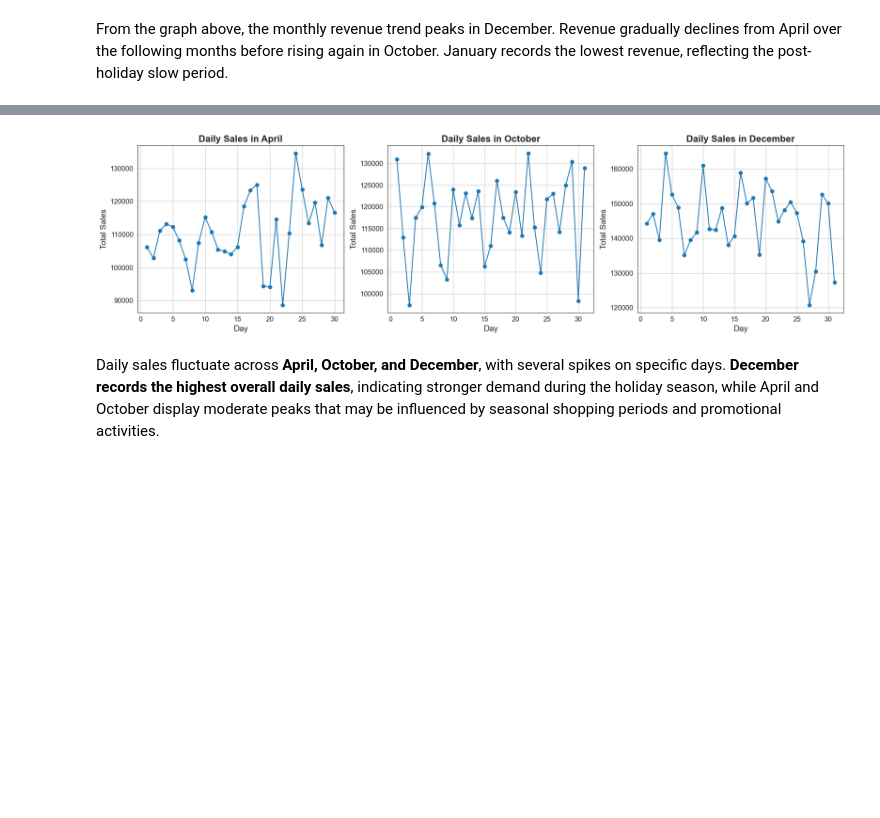
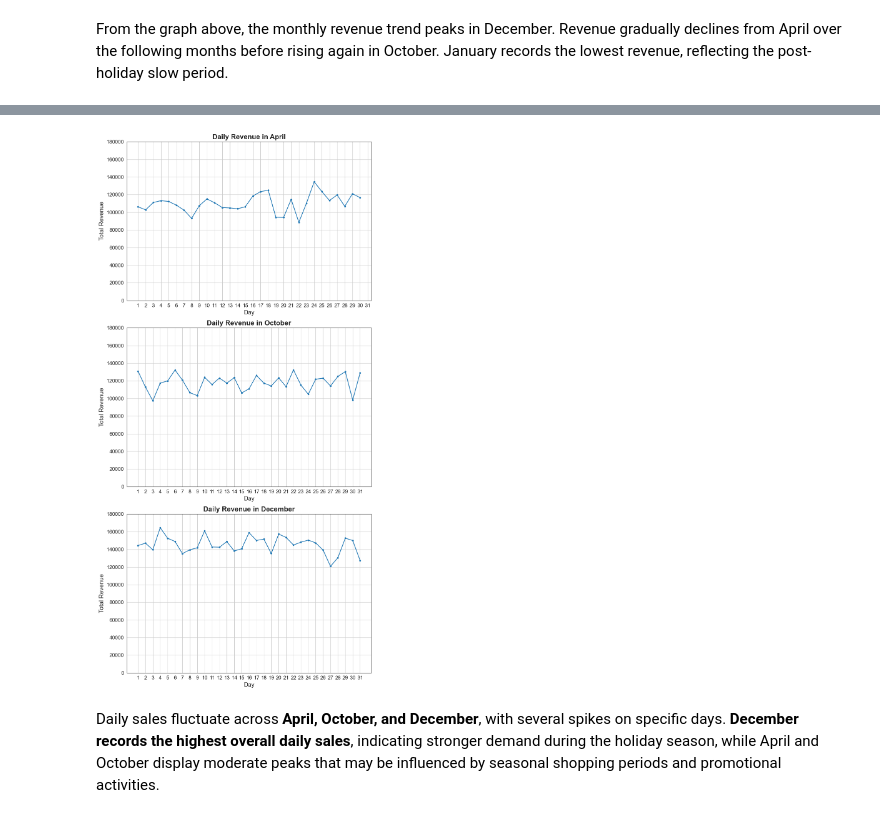
Before and after one commit to aliciawijaya98/sales_eda, a Jupyter notebook: Data Analysis.ipynb, the cells around one changed output, grey strips where cells are left out. Saved outputs shown, nothing was run; the diff lists cells and outputs as text; code cells hidden in the pictures; blank space fills up the shorter version.

```diff
--- a/Data Analysis.ipynb
+++ b/Data Analysis.ipynb
@@ -65,7 +65,7 @@ To answer this question, we need to calculate the total revenue first.
 # %%
 df['revenue'] = df['quantity_ordered'] * df['price_each']
 
-df = df[['order_id', 'product', 'quantity_ordered', 'price_each', 'revenue', 'order_date', 'order_month', 'order_quarter', 'order_time', 'street', 'city', 'state', 'zip','sales']]
+df = df[['order_id', 'product', 'quantity_ordered', 'price_each', 'revenue', 'order_date', 'order_month', 'order_quarter', 'order_time', 'street', 'city', 'state', 'zip']]
 
 df
 # %% [output]
@@ -182,37 +190,41 @@ Sales increase around major seasonal events such as **Easter**, **Halloween**, a
 # %%
 # Pastikan kolom tanggal dalam format datetime
 df['order_date'] = pd.to_datetime(df['order_date'])
 
 # Membuat kolom month dan day
 df['month'] = df['order_date'].dt.month
 df['day'] = df['order_date'].dt.day
 
 # Filter data hanya untuk April, October, December
 top_months_df = df[df['month'].isin([4,10,12])]
 
 # Hitung total sales per hari
-daily_sales = top_months_df.groupby(['month','day'])['sales'].sum().reset_index()
+daily_sales = top_months_df.groupby(['month','day'])['revenue'].sum().reset_index()
 
 # Membuat 3 subplot
-fig, axes = plt.subplots(1, 3, figsize=(18,5))
+fig, axes = plt.subplots(3, 1, figsize=(9,18))
 
 months = {4:'April', 10:'October', 12:'December'}
 
 for i, (month_num, month_name) in enumerate(months.items()):
 
     month_data = daily_sales[daily_sales['month'] == month_num]
 
-    axes[i].plot(month_data['day'], month_data['sales'], marker='o')
+    axes[i].plot(month_data['day'], month_data['revenue'], marker='o', markersize=3)
 
-    axes[i].set_title(f'Daily Sales in {month_name}')
+    axes[i].set_title(f'Daily Revenue in {month_name}')
     axes[i].set_xlabel('Day')
-    axes[i].set_ylabel('Total Sales')
+    axes[i].set_ylabel('Total Revenue')
+
+    axes[i].set_xticks(range(1, 32))
+    axes[i].set_ylim(0, 180000)
+
     axes[i].grid(True)
 
 plt.tight_layout()
 plt.show()
 # %% [output]
-[figure, old version]
+[figure, new version]
 # %% [markdown]
 Daily sales fluctuate across **April, October, and December**, with several spikes on specific days. **December records the highest overall daily sales**, indicating stronger demand during the holiday season, while April and October display moderate peaks that may be influenced by seasonal shopping periods and promotional activities.
 # %% [markdown]
```
Also changed, not shown: parts of 5 cells of this notebook.
